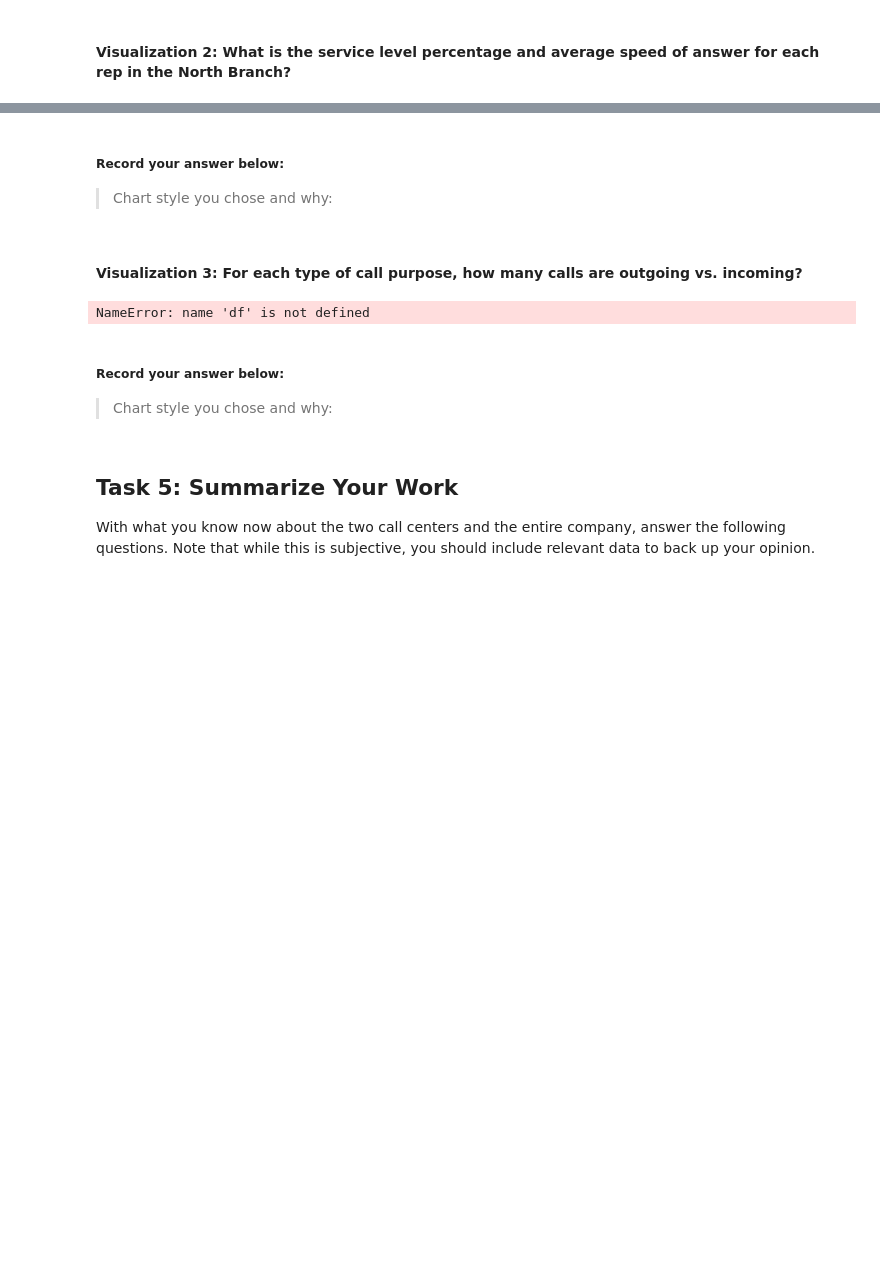
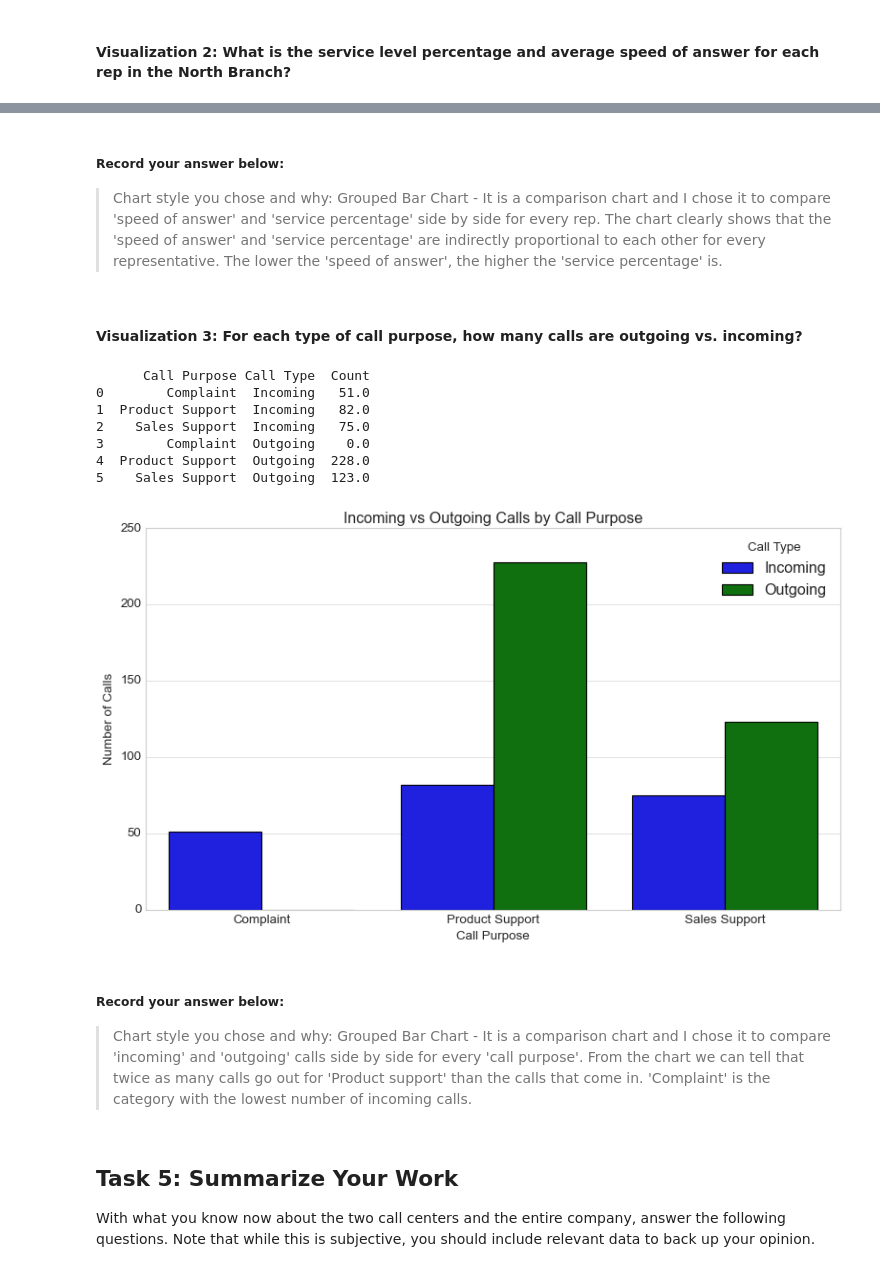
Before and after one commit to LSHAlluri/call-center-cleanup-assignment, a Jupyter notebook: Call_Center_Cleanup.ipynb, the cells around one changed output, grey strips where cells are left out. Saved outputs shown, nothing was run; the diff lists cells and outputs as text; code cells hidden in the pictures; blank space fills up the shorter version.

```diff
--- a/Call_Center_Cleanup.ipynb
+++ b/Call_Center_Cleanup.ipynb
@@ -431,28 +515,69 @@ NameError: name 'north' is not defined
 ##### Record your answer below:
 
 > Chart style you chose and why:
+Grouped Bar Chart - It is a comparison chart and I chose it to compare 'speed of answer' and 'service percentage'  side by side for every rep. The chart clearly shows that the 'speed of answer' and 'service percentage' are indirectly proportional to each other for every representative. The lower the 'speed of answer', the higher the 'service percentage' is.
 # %% [markdown]
 #### Visualization 3: For each type of call purpose, how many calls are outgoing vs. incoming?
 # %%
 # Create visualization 3 here:
 # The three dictionaries, complaints, sales_support, and product_support, have the information you need
 
+# # create a dataframegroupby object for all data filtered by 'Call Purpose'
+# purpose_group = df.groupby("Call Purpose")
+# call_purpose = ["Complaint", "Product Support", "Sales Support"]
+# purpose_counts = purpose_group["Incoming or Outgoing"].value_counts()
+
+# complaints = purpose_counts["Complaint"].to_dict()
+# sales_support = purpose_counts["Sales Support"].to_dict()
+# product_support = purpose_counts["Product Support"].to_dict()
+
+
+# Grouping the DataFrame
 purpose_group = df.groupby("Call Purpose")
-call_purpose = ["Complaint", "Product Support", "Sales Support"]
+
+# Counting values
 purpose_counts = purpose_group["Incoming or Outgoing"].value_counts()
-print(purpose_counts)
 
-complaints = purpose_counts["Complaint"].to_dict()
-sales_support = purpose_counts["Sales Support"].to_dict()
-product_support = purpose_counts["Product Support"].to_dict()
+# Convert to DataFrame, the value counts from above is put in a col named 'Count'
+# and the index is now the default integer index
+purpose_counts_df = purpose_counts.reset_index(name='Count')
 
-#Your Code Here:
+# Pivot the DataFrame to have 'Incoming' and 'Outgoing' as separate columns
+pivot_df = purpose_counts_df.pivot(index='Call Purpose', columns='Incoming or Outgoing', values='Count').fillna(0)
+
+# Reset the index to make 'Call Purpose' a column again
+pivot_df = pivot_df.reset_index()
+
+# Create the grouped bar plot
+melted_df = pivot_df.melt(id_vars='Call Purpose', value_vars=['Incoming', 'Outgoing'],
+                           var_name='Call Type', value_name='Count')
+
+plt.figure(figsize=(10, 6))
+sns.barplot(data=melted_df, x='Call Purpose', y='Count', hue='Call Type')
+
+# Adding labels and title
+plt.title('Incoming vs Outgoing Calls by Call Purpose')
+plt.xlabel('Call Purpose')
+plt.ylabel('Number of Calls')
+plt.legend(title='Call Type')
+
+# Show the plot
+plt.tight_layout()
+plt.show()
 # %% [output]
-NameError: name 'df' is not defined
+      Call Purpose Call Type  Count
+0        Complaint  Incoming   51.0
+1  Product Support  Incoming   82.0
+2    Sales Support  Incoming   75.0
+3        Complaint  Outgoing    0.0
+4  Product Support  Outgoing  228.0
+5    Sales Support  Outgoing  123.0
+[figure, added]
 # %% [markdown]
 ##### Record your answer below:
 
 > Chart style you chose and why:
+Grouped Bar Chart - It is a comparison chart and I chose it to compare 'incoming' and 'outgoing' calls side by side for every 'call purpose'. From the chart we can tell that twice as many calls go out for 'Product support' than the calls that come in. 'Complaint' is the category with the lowest number of incoming calls.
 # %% [markdown]
 ## Task 5: Summarize Your Work
 
```
Also changed, not shown: parts of 14 cells of this notebook.
